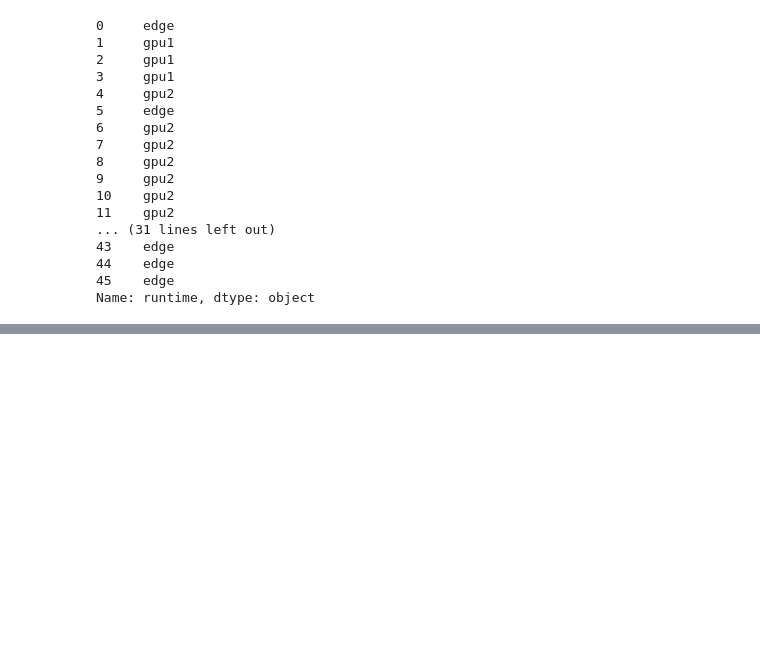
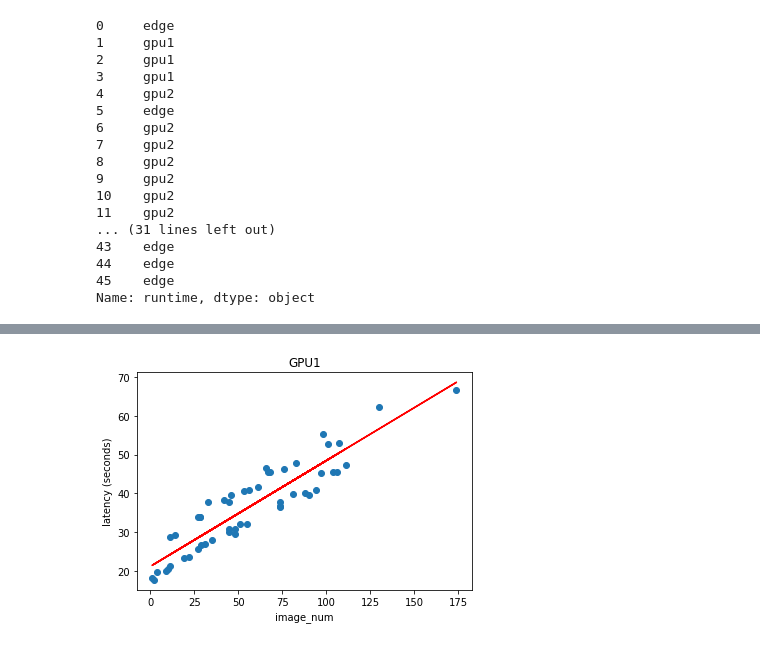
Before and after one commit to Heronalps/STOIC, a Jupyter notebook: jupyter/Scheduling Analysis.ipynb, the cells around one changed output, grey strips where cells are left out. Saved outputs shown, nothing was run; the diff lists cells and outputs as text; code cells hidden in the pictures; blank space fills up the shorter version.

```diff
--- a/jupyter/Scheduling Analysis.ipynb
+++ b/jupyter/Scheduling Analysis.ipynb
@@ -258,0 +262,2 @@ Name: runtime, dtype: object
+# %%
+df_4runtimes = pd.read_csv("./logTime_4runtimes_3.csv")
@@ -258,0 +285,21 @@ Name: runtime, dtype: object
+# %%
+df_gpu1 = df_4runtimes[df_4runtimes['runtime']=='gpu1']
+df_gpu2 = df_4runtimes[df_4runtimes['runtime']=='gpu2']
+# %%
+def regress(df, title):
+    df = df[['image_num', 'act_proc']]
+    X = df.iloc[:, 0].values.reshape(-1, 1)
+    Y = df.iloc[:, 1].values.reshape(-1, 1)
+    linear_regressor = LinearRegression()
+    linear_regressor.fit(X, Y)
+    Y_pred = linear_regressor.predict(X)
+    plt.title(title)
+    plt.xlabel("image_num")
+    plt.ylabel("latency (seconds)")
+    plt.scatter(X, Y)
+    plt.plot(X, Y_pred, color='red')
+    plt.show()
+# %%
+regress(df_gpu1, "GPU1")
+# %% [output]
+[figure, added]
```
Also changed, not shown: parts of 5 cells of this notebook, 5 other files.
